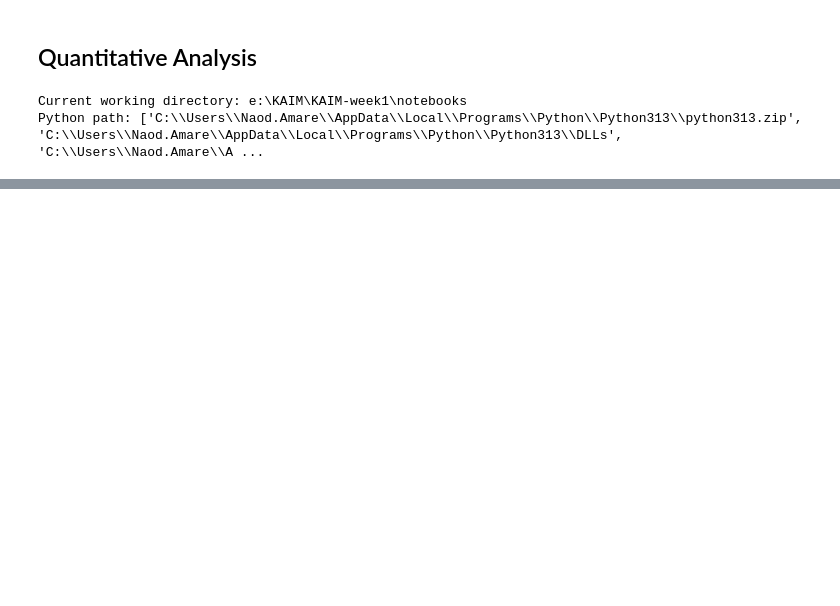
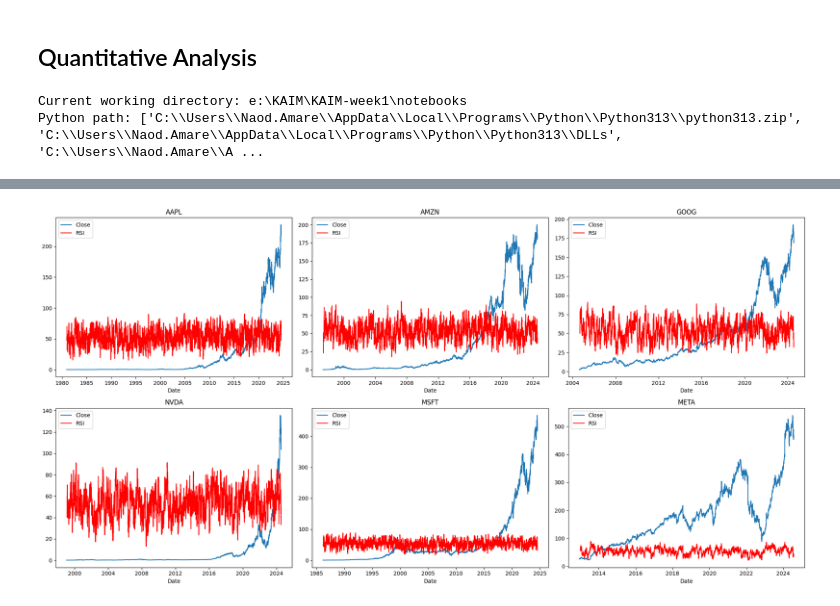
Before and after one commit to Naod-Mergiya/KAIM-week1, a Jupyter notebook: notebooks/Quantitative_analysis.ipynb, the cells around one changed output, grey strips where cells are left out. Saved outputs shown, nothing was run; the diff lists cells and outputs as text; code cells hidden in the pictures; blank space fills up the shorter version.

```diff
--- a/notebooks/Quantitative_analysis.ipynb
+++ b/notebooks/Quantitative_analysis.ipynb
@@ -34,0 +258,4 @@ Python path: ['C:\\Users\\Naod.Amare\\AppData\\Local\\Programs\\Python\\Python31
+# %%
+plot_technical_vs_close(df_aapl, df_amzn, df_goog, df_meta, df_msft, df_nvda,'RSI')
+# %% [output]
+[figure, added]
```
Also changed, not shown: parts of 35 cells of this notebook, 1 other file.
